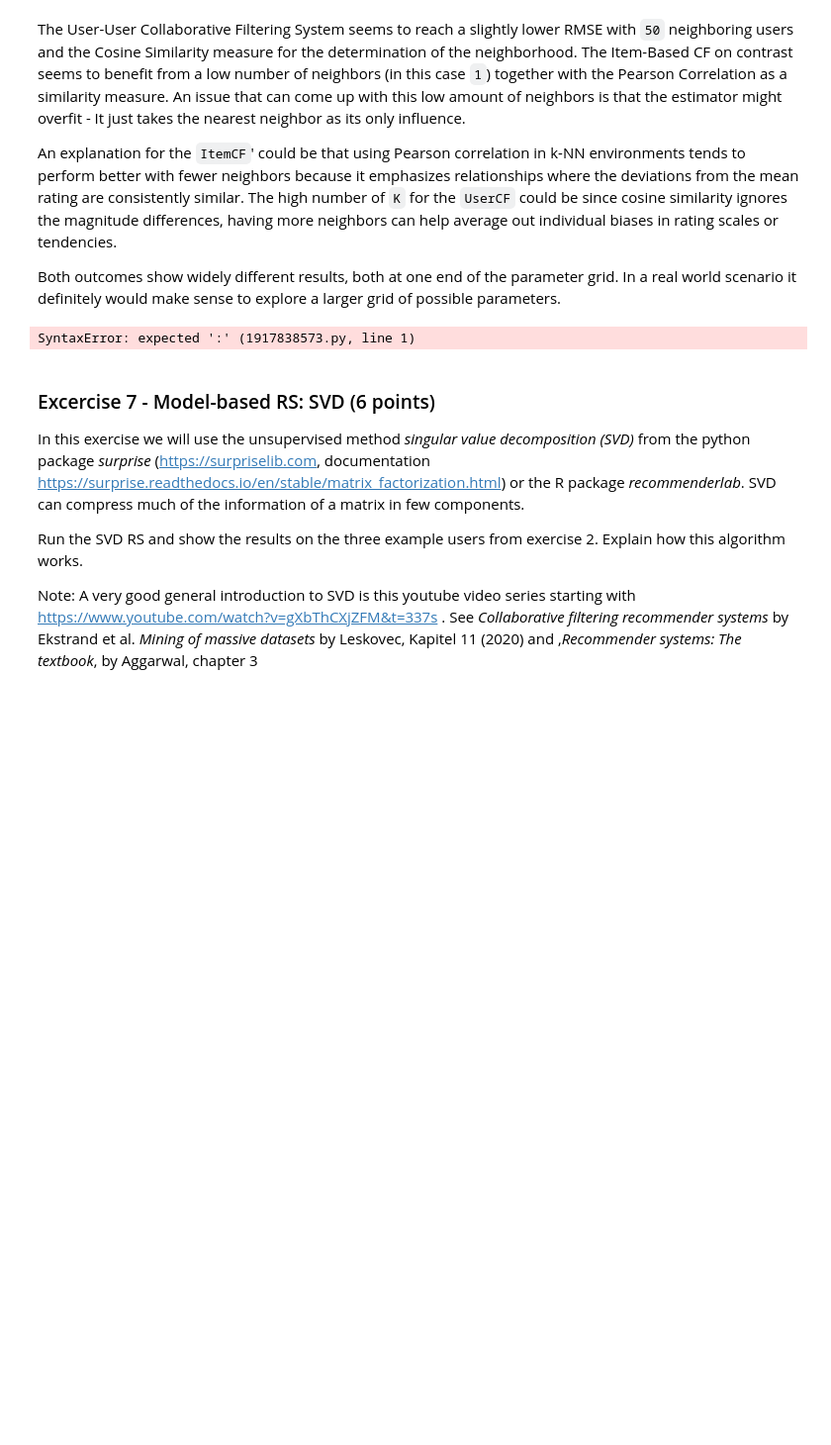
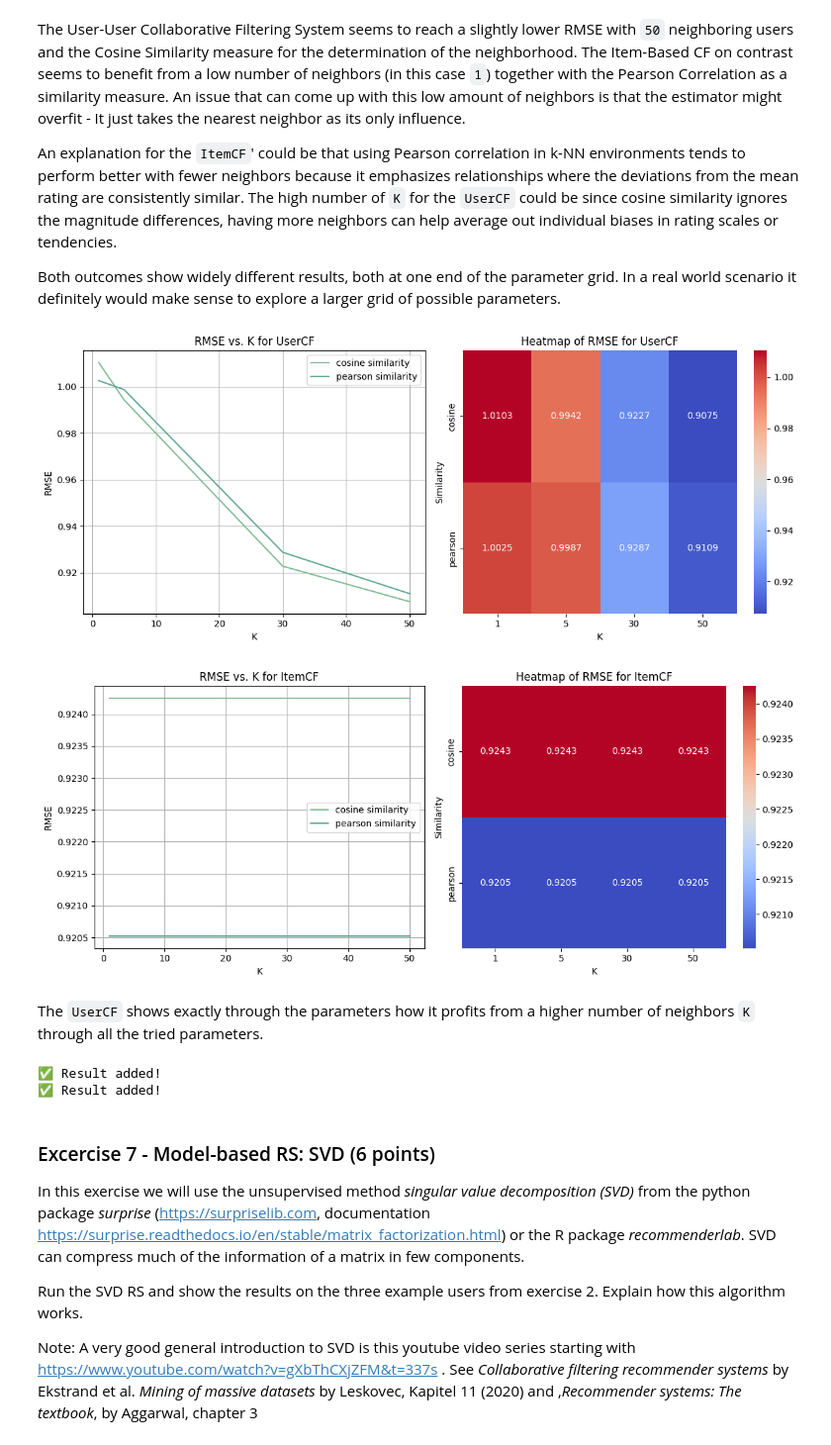
Before and after one commit to okaynils/fhnw-ds-rsy, a Jupyter notebook: MiniChallenge/RSY_ MiniChallenge_FS24.ipynb, the cells around one changed output. Shown at 99% size. Drawn from its saved outputs; the diff is of its cells as text; code cells hidden in the pictures; blank space fills up the shorter version.

```diff
--- a/MiniChallenge/RSY_ MiniChallenge_FS24.ipynb
+++ b/MiniChallenge/RSY_ MiniChallenge_FS24.ipynb
@@ -1367,10 +1367,71 @@ The User-User Collaborative Filtering System seems to reach a slightly lower RMS
 An explanation for the `ItemCF`' could be that using Pearson correlation in k-NN environments tends to perform better with fewer neighbors because it emphasizes relationships where the deviations from the mean rating are consistently similar. The high number of `K` for the `UserCF` could be since cosine similarity ignores the magnitude differences, having more neighbors can help average out individual biases in rating scales or tendencies.
 
 Both outcomes show widely different results, both at one end of the parameter grid. In a real world scenario it definitely would make sense to explore a larger grid of possible parameters.
-# %%
-for cf in cf_results:
-# %% [output]
-SyntaxError: expected ':' (1917838573.py, line 1)
+# %%
+import ast
+
+def plot_cf_results(cf_results):
+    for cf_name, results in cf_results.items():
+        individual_results = results['results']
+
+        K_values = []
+        similarity_types = []
+        data = []
+
+        for key, value in individual_results.items():
+            params = ast.literal_eval(key)
+            rmse = value[0]
+
+            K_values.append(params['K'])
+            similarity_types.append(params['similarity'])
+            data.append((params['K'], params['similarity'], rmse))
+
+        K_values = np.unique(K_values)
+        similarity_types = np.unique(similarity_types)
+        rmse_values = np.zeros((len(similarity_types), len(K_values)))
+
+        for i, sim in enumerate(similarity_types):
+            for j, k in enumerate(K_values):
+                rmse = [d[2] for d in data if d[0] == k and d[1] == sim]
+                if rmse:
+                    rmse_values[i, j] = rmse[0]
+
+        fig, axes = plt.subplots(nrows=1, ncols=2, figsize=(12, 5))
+
+        for i, sim in enumerate(similarity_types):
+            axes[0].plot(K_values, rmse_values[i, :], label=f'{sim} similarity', zorder=2)
+        axes[0].set_title(f"RMSE vs. K for {cf_name}")
+        axes[0].set_xlabel('K')
+        axes[0].set_ylabel('RMSE')
+        axes[0].grid(True, zorder=0)
+        axes[0].legend()
+
+        sns.heatmap(rmse_values, ax=axes[1], annot=True, fmt=".4f", xticklabels=K_values, yticklabels=similarity_types, cmap="coolwarm")
+        axes[1].set_title(f"Heatmap of RMSE for {cf_name}")
+        axes[1].set_xlabel('K')
+        axes[1].set_ylabel('Similarity')
+
+        plt.tight_layout()
+        plt.show()
+
+plot_cf_results(cf_results)
+# %% [output]
+[figure, added]
+[figure, added]
+# %% [markdown]
+The `UserCF` shows exactly through the parameters how it profits from a higher number of neighbors `K` through all the tried parameters.
+# %%
+for cf in cf_results:
+    result_store.add_result(recommender_name=cf,
+                            rmse=cf_results[cf]["best_rmse"],
+                            best_parameters=cf_results[cf]["best_params"],
+                            precision_at_k=cf_results[cf]["results"][str(cf_results[cf]["best_params"])][1],
+                            recall_at_k=cf_results[cf]["results"][str(cf_results[cf]["best_params"])][2],
+                            exercise=6,
+                            results=cf_results[cf]['results'])
+# %% [output]
+✅ Result added!
+✅ Result added!
 # %% [markdown]
 ### Excercise 7 - Model-based RS: SVD (6 points)
 In this exercise we will use the unsupervised method *singular value decomposition (SVD)* from the python package *surprise* (https://surpriselib.com, documentation https://surprise.readthedocs.io/en/stable/matrix_factorization.html) or the R package *recommenderlab*. SVD can compress much of the information of a matrix in few components.
```
Also changed, not shown: parts of 12 cells of this notebook.
